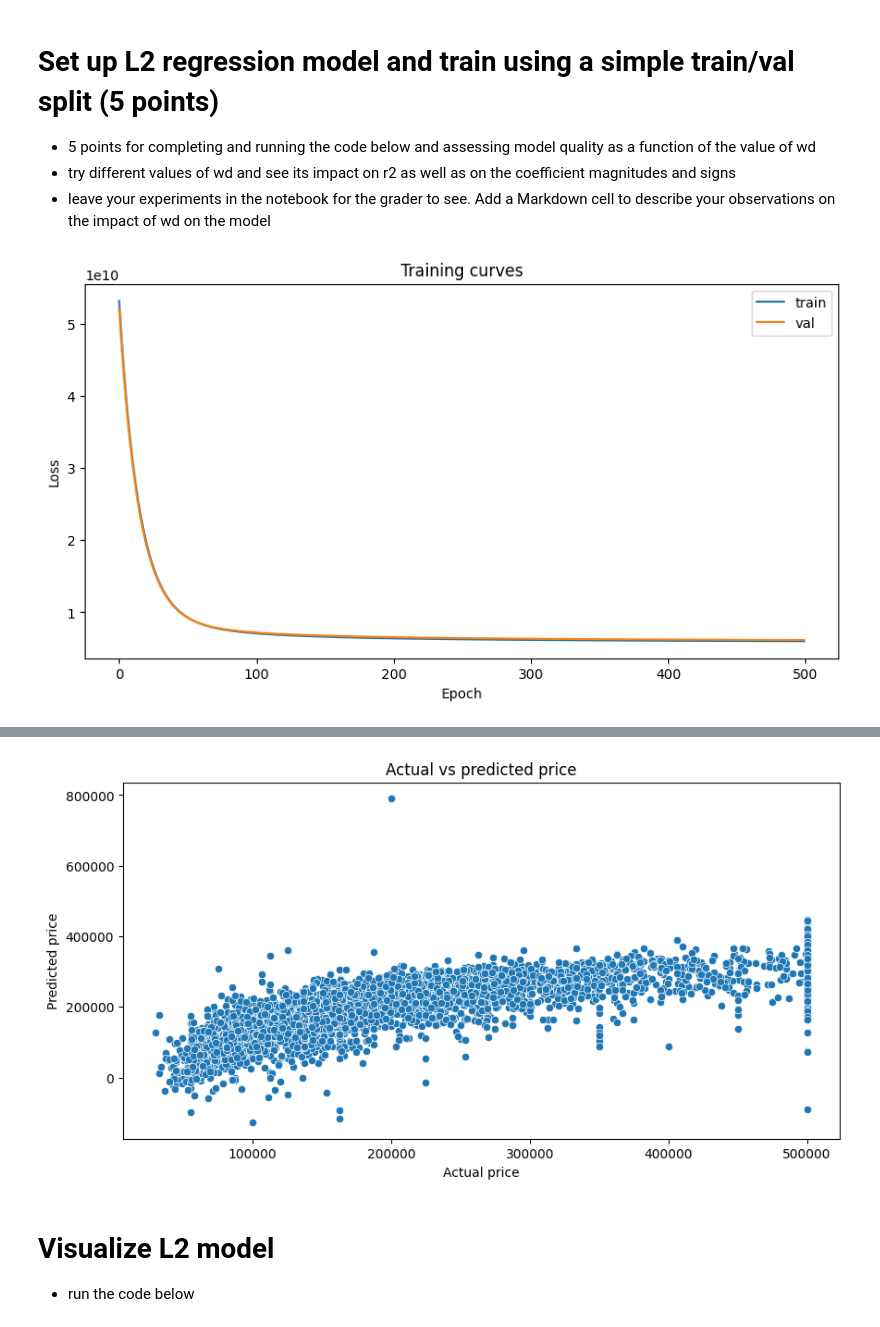
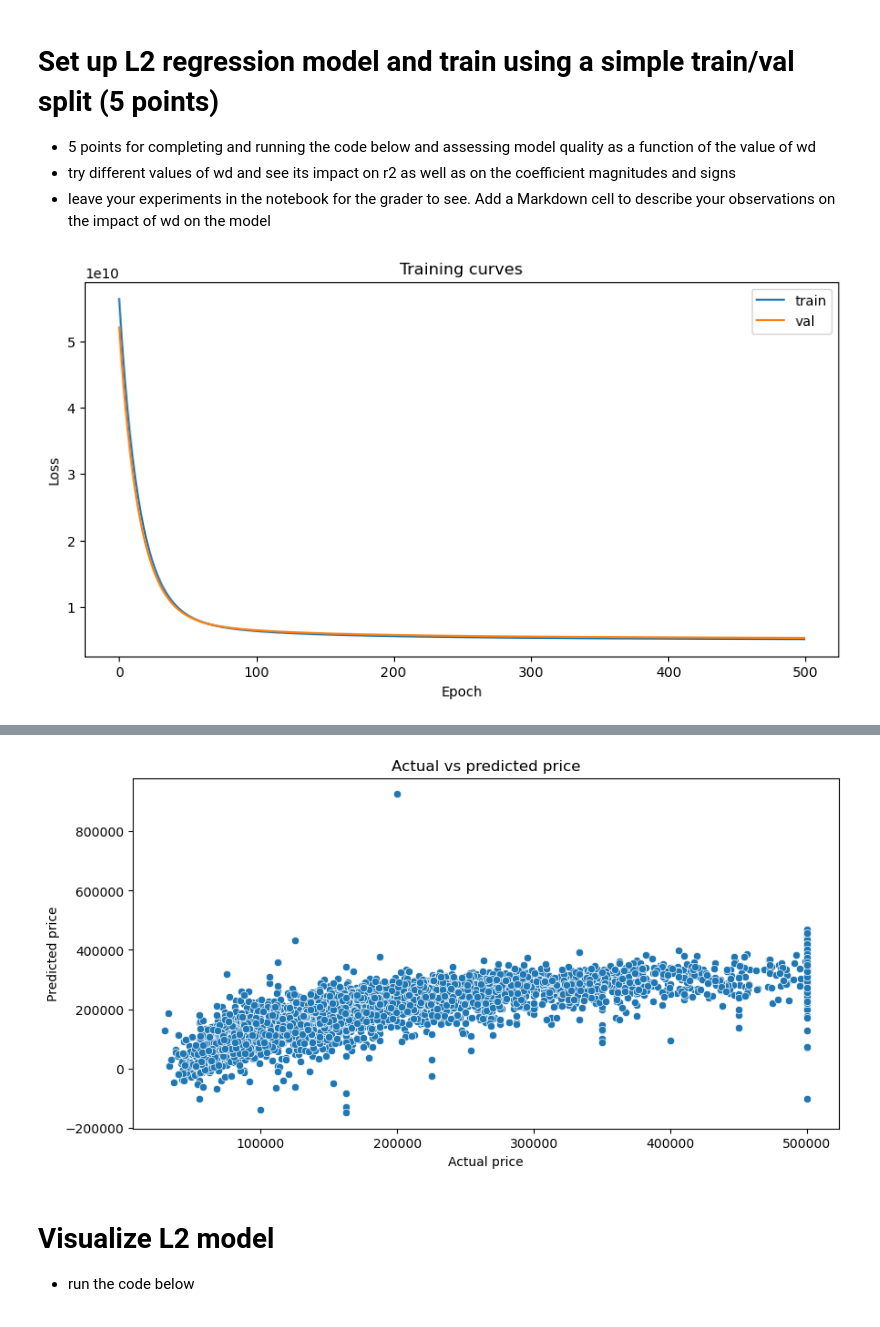
Before and after one commit to CalebSkinner1/Detecting-Presence-of-Brain-Aneurysms, a Jupyter notebook: Homework 1/hw1_linreg.ipynb, the cells around one changed output, grey strips where cells are left out. Cells and saved outputs as stored; diff of their text form; code cells hidden in the pictures.

Commit message:
2 more q's
also need to check loss function

```diff
--- a/Homework 1/hw1_linreg.ipynb
+++ b/Homework 1/hw1_linreg.ipynb
@@ -915,22 +933,25 @@ Val loss:  tensor(5.2645e+09, grad_fn=<SelectBackward0>)
 # START YOUR CODE HERE
 
 # get X and y components of strat_test_set (2 lines)
-
-
+strat_testX = strat_test_set.drop("median_house_value", axis=1)
+strat_testy = strat_test_set["median_house_value"]
 
 # preprocess strat_testX by preprocessing pipeline (1 line) and convert the array into a dataframe
 # use preprocessing.get_feature_names_out() to get the column names
-
+strat_testX_prep = pd.DataFrame(preprocessing.transform(strat_testX), columns=preprocessing.get_feature_names_out())
 
 # make test X and test y into tensors (2 lines)
 # reshape testy tensor into shape (m,1)
+testX_tensor = make_tensor(strat_testX_prep.values)
+strat_testy_tensor = make_tensor(strat_testy.values[:, None])  # (m,1)
 
 # compute prediction on testX and error (2 lines)
-
+yhat = model(testX_tensor)
+error = strat_testy_tensor - yhat
 
 # assess model quality using r2 (1 line)
-
-
+r2 = r2_score(strat_testy.values, yhat.detach().numpy().reshape(-1)) # 1-D arrays
+print("R2:", r2)
 # END YOUR CODE HERE
 
 # change the variable names as appropriate in the plot code below to reflect what you have above.
@@ -1155,22 +1197,30 @@ class RegressionModelL2(nn.Module):
     def __init__(self, num_inputs,  lr, noise=0.01,wd=0.1):
         super(RegressionModelL2, self).__init__()
         # START YOUR CODE HERE (5-7 lines)
-
+        self.num_inputs = num_inputs
+        self.lr = lr
+        self.wd = wd
+        self.net = nn.Linear(num_inputs, 1)
+        self.net.weight.data.normal_(0, noise)
+        self.net.bias.data.fill_(0)
         # END YOUR CODE HERE
 
     def forward(self, X):
         # START YOUR CODE HERE (1 line)
-
+        return self.net(X)
         # END YOUR CODE HERE
 
     def loss(self,yhat,y):
         # START YOUR CODE HERE (1 line)
+        return nn.functional.mse_loss(yhat, y)
+        # END YOUR CODE HERE
 
-        # END YOUR CODE HERE
 
     def configure_optimizers(self):
         # START YOUR CODE HERE (1 line)
-
+        return torch.optim.SGD([
+            {'params': self.net.weight, 'weight_decay': self.wd},
+            {'params': self.net.bias}], lr=self.lr)
         # END YOUR CODE HERE
 # %% [markdown]
 # Set up L2 regression model and train using a simple train/val split (5 points)
@@ -1189,10 +1239,12 @@ l2_model = train_model(thousing_X_prep,thousing_y,l2_model,num_epochs)
 # START YOUR CODE HERE
 # compute prediction on set aside test set and error. make sure you have preprocessed the test set
 # using the same pipeline as the train set (2 lines)
-
+yhat  = l2_model(testX_tensor)
+error = strat_testy_tensor - yhat
 
 # assess model quality using r2 (1 line)
-
+r2 = r2_score(strat_testy.values, yhat.detach().numpy().reshape(-1))
+print("R2:", r2)
 # END YOUR CODE HERE
 
 # adjust variable names below to reflect the ones you are using
@@ -1203,4 +1255,4 @@ plt.ylabel('Predicted price')
 plt.title('Actual vs predicted price')
 plt.show()
 # %% [output]
-[figure, old version]
+[figure, new version]
@@ -1210,4 +1262,4 @@ R2 =  0.5859274864196777
-[figure, old version]
+[figure, new version]
 # %% [markdown]
 # Visualize L2 model
 - run the code below
```
Also changed, not shown: parts of 30 cells of this notebook.
